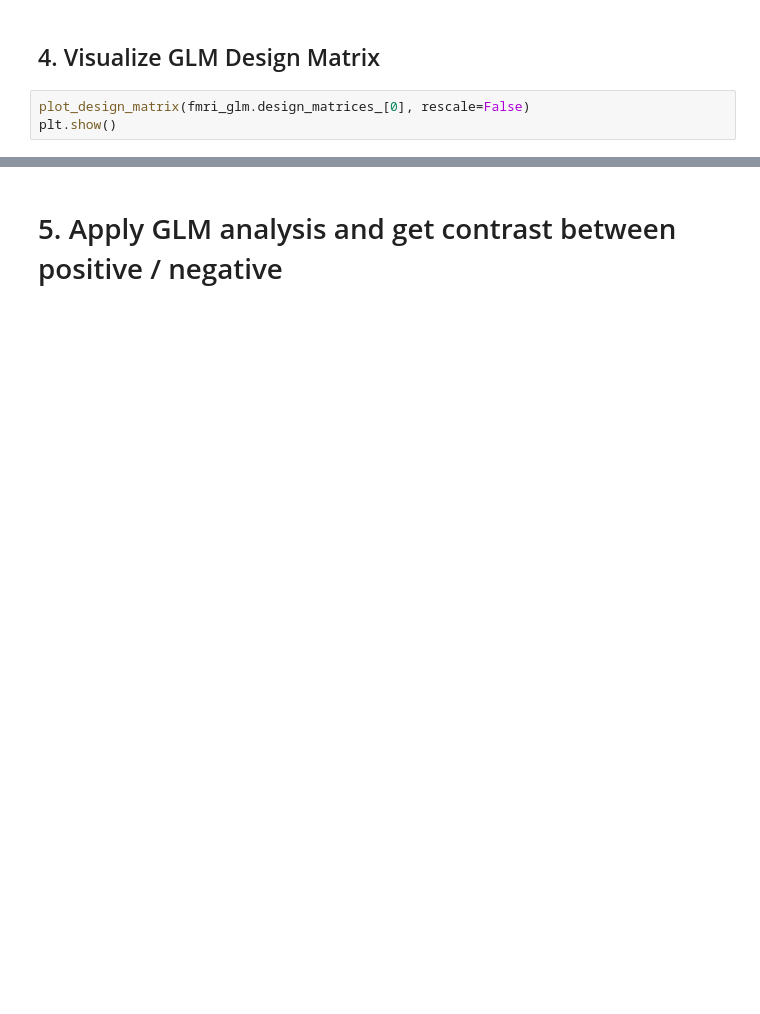
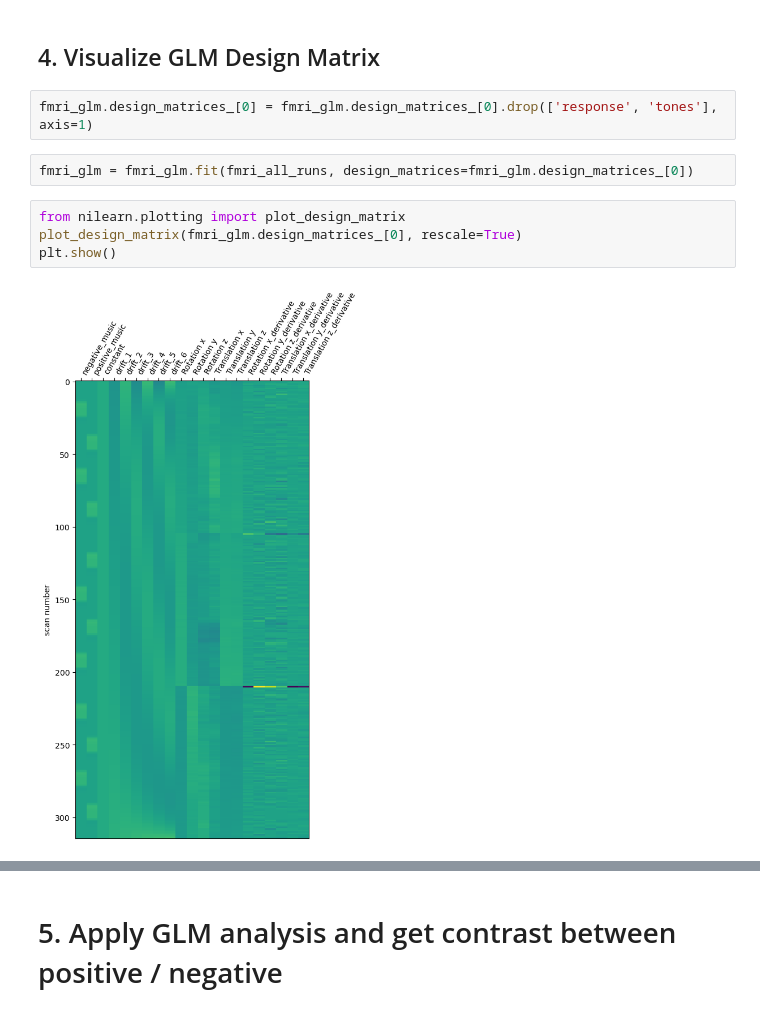
Before and after one commit to ZyLiao-0011/NSSP, a Jupyter notebook: NSSP-Project.ipynb, the cells around one changed output, grey strips where cells are left out. Saved outputs shown, nothing was run; the diff lists cells and outputs as text; blank space fills up the shorter version.

```diff
--- a/NSSP-Project.ipynb
+++ b/NSSP-Project.ipynb
@@ -700,8 +690,15 @@ fmri_glm.design_matrices_[0] = pd.concat((fmri_glm.design_matrices_[0], mot_para
 # %% [markdown]
 ## 4. Visualize GLM Design Matrix
+# %%
+fmri_glm.design_matrices_[0] = fmri_glm.design_matrices_[0].drop(['response', 'tones'], axis=1)
+# %%
+fmri_glm = fmri_glm.fit(fmri_all_runs, design_matrices=fmri_glm.design_matrices_[0])
 # %%
-plot_design_matrix(fmri_glm.design_matrices_[0], rescale=False)
+from nilearn.plotting import plot_design_matrix
+plot_design_matrix(fmri_glm.design_matrices_[0], rescale=True)
 plt.show()
+# %% [output]
+[figure, added]
 # %%
 import seaborn as sns
 sns.heatmap(
```
Also changed, not shown: parts of 14 cells of this notebook.
